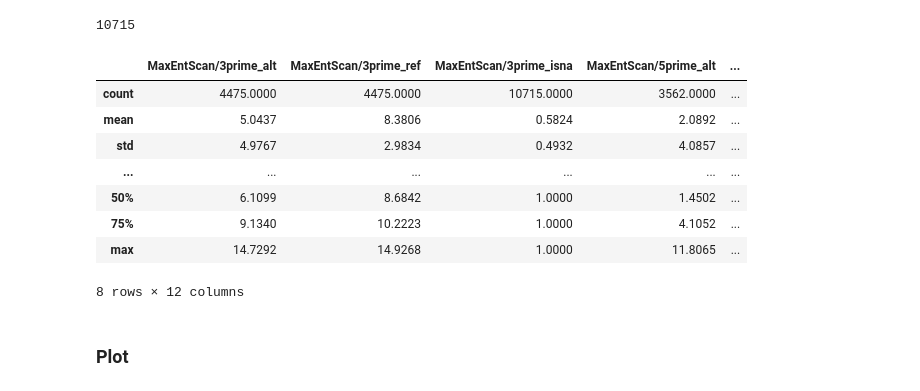
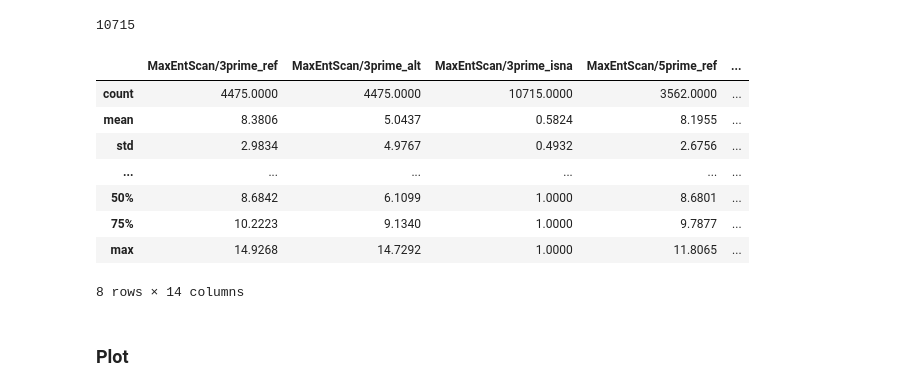
Before and after one commit to kipoi/manuscript, a Jupyter notebook: src/splicing/train-eval-KipoiSplice4.ipynb, the cells around one changed output. Cells and saved outputs as stored; diff of their text form; code cells hidden in the pictures.

```diff
--- a/src/splicing/train-eval-KipoiSplice4.ipynb
+++ b/src/splicing/train-eval-KipoiSplice4.ipynb
@@ -52,5 +52,8 @@ else:
     write_pkl((X_dbscsnv, y_dbscsnv), dbscsnv_file)
 # %% [markdown]
 ## Features
+# %%
+kipoi_features = [x for m in models for x in X_dbscsnv.columns[X_dbscsnv.columns.str.startswith(m)]]
+clinvar_kipoi_features = [x for m in models for x in X_clinvar.columns[X_clinvar.columns.str.startswith(m)]]
 # %%
 kipoi_features = ['MaxEntScan/3prime_alt',
@@ -192,17 +194,17 @@ y_clinvar.size
 # %% [output]
 10715
 # %%
-X_clinvar[kipoi_features].describe()
+X_clinvar[clinvar_kipoi_features].describe()
 # %% [output]
-|  | MaxEntScan/3prime_alt | MaxEntScan/3prime_ref | MaxEntScan/3prime_isna | MaxEntScan/5prime_alt | ... |
+|  | MaxEntScan/3prime_ref | MaxEntScan/3prime_alt | MaxEntScan/3prime_isna | MaxEntScan/5prime_ref | ... |
 | count | 4475.0000 | 4475.0000 | 10715.0000 | 3562.0000 | ... |
-| mean | 5.0437 | 8.3806 | 0.5824 | 2.0892 | ... |
-| std | 4.9767 | 2.9834 | 0.4932 | 4.0857 | ... |
+| mean | 8.3806 | 5.0437 | 0.5824 | 8.1955 | ... |
+| std | 2.9834 | 4.9767 | 0.4932 | 2.6756 | ... |
 | ... | ... | ... | ... | ... | ... |
-| 50% | 6.1099 | 8.6842 | 1.0000 | 1.4502 | ... |
-| 75% | 9.1340 | 10.2223 | 1.0000 | 4.1052 | ... |
-| max | 14.7292 | 14.9268 | 1.0000 | 11.8065 | ... |
+| 50% | 8.6842 | 6.1099 | 1.0000 | 8.6801 | ... |
+| 75% | 10.2223 | 9.1340 | 1.0000 | 9.7877 | ... |
+| max | 14.9268 | 14.7292 | 1.0000 | 11.8065 | ... |
-8 rows × 12 columns
+8 rows × 14 columns
 # %% [markdown]
 ### Plot
 # %%
```
Also changed, not shown: parts of 6 cells of this notebook.
